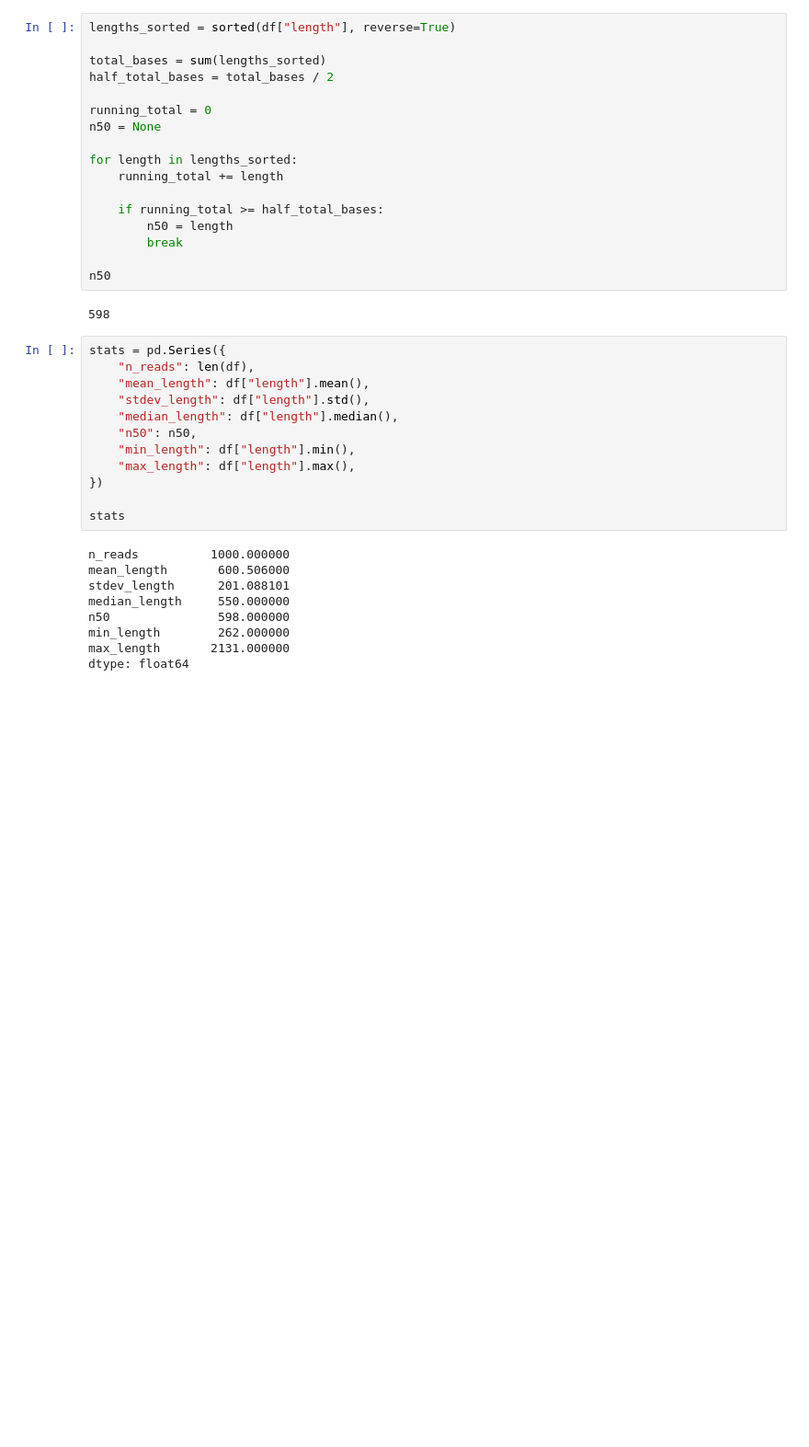
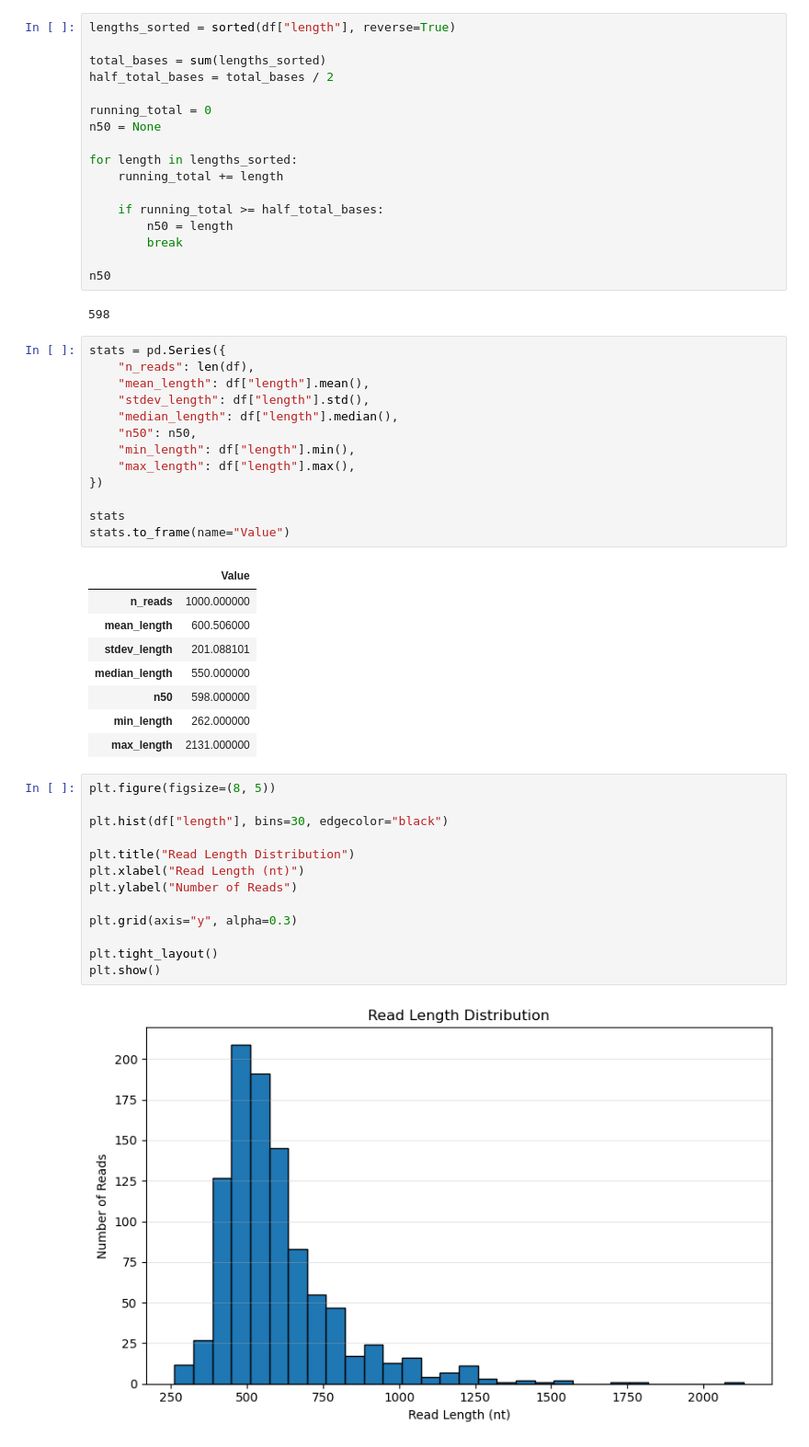
Before and after one commit to ih-11/hmm-3end, a Jupyter notebook: notebook/qcfastq.ipynb, the cells around one changed output. Shown at 92% size. Drawn from its saved outputs; the diff is of its cells as text; blank space fills up the shorter version.

```diff
--- a/notebook/qcfastq.ipynb
+++ b/notebook/qcfastq.ipynb
@@ -150,12 +150,28 @@ stats = pd.Series({
 })
 
 stats
+stats.to_frame(name="Value")
 # %% [output]
-n_reads          1000.000000
-mean_length       600.506000
-stdev_length      201.088101
-median_length     550.000000
-n50               598.000000
-min_length        262.000000
-max_length       2131.000000
-dtype: float64
+|  | Value |
+| n_reads | 1000.000000 |
+| mean_length | 600.506000 |
+| stdev_length | 201.088101 |
+| median_length | 550.000000 |
+| n50 | 598.000000 |
+| min_length | 262.000000 |
+| max_length | 2131.000000 |
+# %%
+plt.figure(figsize=(8, 5))
+
+plt.hist(df["length"], bins=30, edgecolor="black")
+
+plt.title("Read Length Distribution")
+plt.xlabel("Read Length (nt)")
+plt.ylabel("Number of Reads")
+
+plt.grid(axis="y", alpha=0.3)
+
+plt.tight_layout()
+plt.show()
+# %% [output]
+[figure, added]
```
Also changed, not shown: 3 other files.
